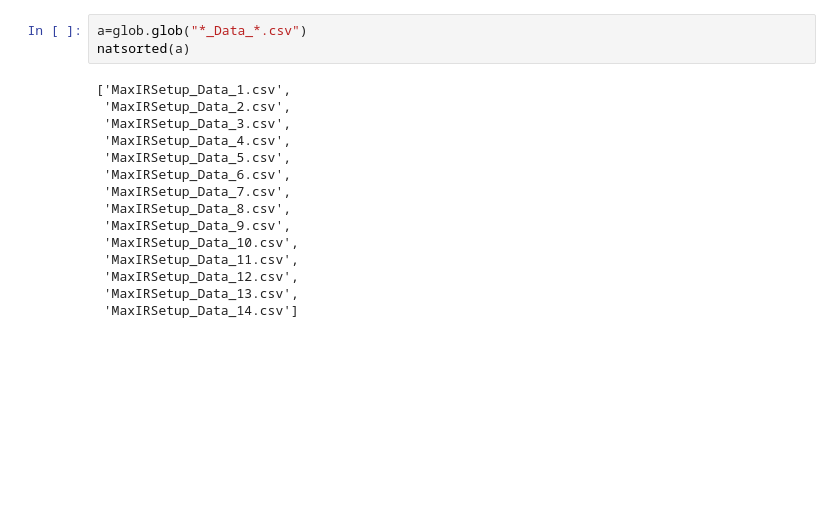
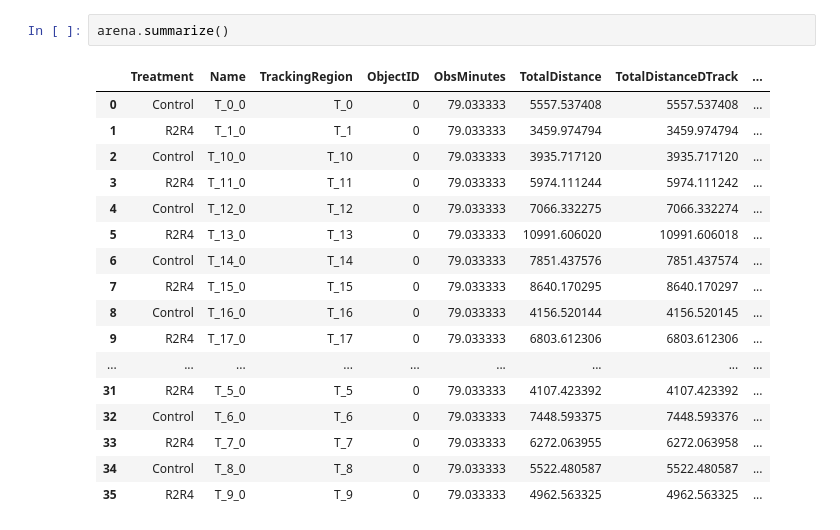
Before and after one commit to BlueFlies/PyTrackingAnalysis, a Jupyter notebook: PyTrackingTesting.ipynb, the cells around one changed output. Saved outputs shown, nothing was run; the diff lists cells and outputs as text; blank space fills up the shorter version.

```diff
--- a/PyTrackingTesting.ipynb
+++ b/PyTrackingTesting.ipynb
@@ -57,19 +38,21 @@ SyntaxError: illegal target for annotation (2520558491.py, line 1)
 # %%
-a=glob.glob("*_Data_*.csv")
-natsorted(a)
+arena.summarize()
 # %% [output]
-['MaxIRSetup_Data_1.csv',
- 'MaxIRSetup_Data_2.csv',
- 'MaxIRSetup_Data_3.csv',
- 'MaxIRSetup_Data_4.csv',
- 'MaxIRSetup_Data_5.csv',
- 'MaxIRSetup_Data_6.csv',
- 'MaxIRSetup_Data_7.csv',
- 'MaxIRSetup_Data_8.csv',
- 'MaxIRSetup_Data_9.csv',
- 'MaxIRSetup_Data_10.csv',
- 'MaxIRSetup_Data_11.csv',
- 'MaxIRSetup_Data_12.csv',
- 'MaxIRSetup_Data_13.csv',
- 'MaxIRSetup_Data_14.csv']
+|  | Treatment | Name | TrackingRegion | ObjectID | ObsMinutes | TotalDistance | TotalDistanceDTrack | ... |
+| 0 | Control | T_0_0 | T_0 | 0 | 79.033333 | 5557.537408 | 5557.537408 | ... |
+| 1 | R2R4 | T_1_0 | T_1 | 0 | 79.033333 | 3459.974794 | 3459.974794 | ... |
+| 2 | Control | T_10_0 | T_10 | 0 | 79.033333 | 3935.717120 | 3935.717120 | ... |
+| 3 | R2R4 | T_11_0 | T_11 | 0 | 79.033333 | 5974.111244 | 5974.111242 | ... |
+| 4 | Control | T_12_0 | T_12 | 0 | 79.033333 | 7066.332275 | 7066.332274 | ... |
+| 5 | R2R4 | T_13_0 | T_13 | 0 | 79.033333 | 10991.606020 | 10991.606018 | ... |
+| 6 | Control | T_14_0 | T_14 | 0 | 79.033333 | 7851.437576 | 7851.437574 | ... |
+| 7 | R2R4 | T_15_0 | T_15 | 0 | 79.033333 | 8640.170295 | 8640.170297 | ... |
+| 8 | Control | T_16_0 | T_16 | 0 | 79.033333 | 4156.520144 | 4156.520145 | ... |
+| 9 | R2R4 | T_17_0 | T_17 | 0 | 79.033333 | 6803.612306 | 6803.612306 | ... |
+| ... | ... | ... | ... | ... | ... | ... | ... | ... |
+| 31 | R2R4 | T_5_0 | T_5 | 0 | 79.033333 | 4107.423392 | 4107.423392 | ... |
+| 32 | Control | T_6_0 | T_6 | 0 | 79.033333 | 7448.593375 | 7448.593376 | ... |
+| 33 | R2R4 | T_7_0 | T_7 | 0 | 79.033333 | 6272.063955 | 6272.063958 | ... |
+| 34 | Control | T_8_0 | T_8 | 0 | 79.033333 | 5522.480587 | 5522.480587 | ... |
+| 35 | R2R4 | T_9_0 | T_9 | 0 | 79.033333 | 4962.563325 | 4962.563325 | ... |
 # %%
```
Also changed, not shown: parts of 7 cells of this notebook, 36 other files.
